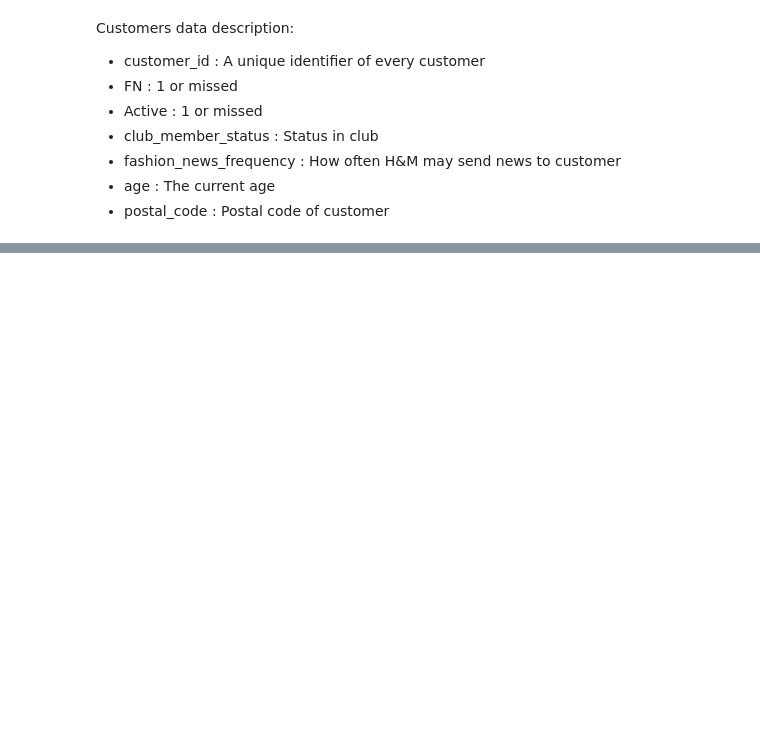
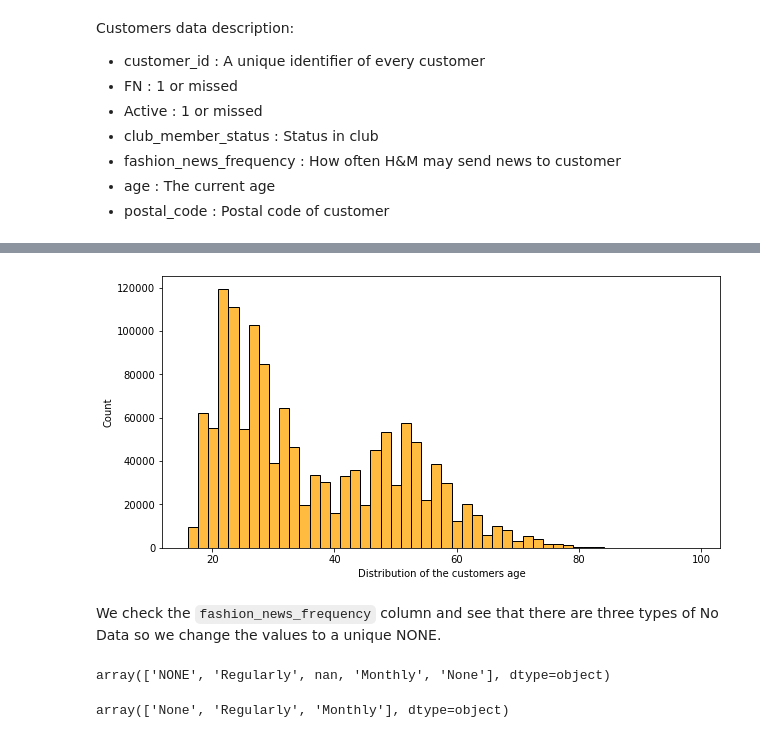
Before and after one commit to aliceagrawal/HM-Recommender-System-App, a Jupyter notebook: EDA and Data Cleaning.ipynb, the cells around one changed output, grey strips where cells are left out. Saved outputs shown, nothing was run; the diff lists cells and outputs as text; code cells hidden in the pictures; blank space fills up the shorter version.

```diff
--- a/EDA and Data Cleaning.ipynb
+++ b/EDA and Data Cleaning.ipynb
@@ -196,0 +219,18 @@ Customers data description:
+# %%
+f, ax = plt.subplots(figsize=(10,5))
+ax = sns.histplot(data=customers, x='age', bins=50, color='orange')
+ax.set_xlabel('Distribution of the customers age')
+plt.show()
+# %% [output]
+[figure, added]
+# %% [markdown]
+We check the `fashion_news_frequency` column and see that there are three types of No Data so we change the values to a unique NONE.
+# %%
+customers['fashion_news_frequency'].unique()
+# %% [output]
+array(['NONE', 'Regularly', nan, 'Monthly', 'None'], dtype=object)
+# %%
+customers.loc[~customers['fashion_news_frequency'].isin(['Regularly', 'Monthly']), 'fashion_news_frequency'] = 'None'
+customers['fashion_news_frequency'].unique()
+# %% [output]
+array(['None', 'Regularly', 'Monthly'], dtype=object)
```
Also changed, not shown: parts of 37 cells of this notebook, 3 other files.
